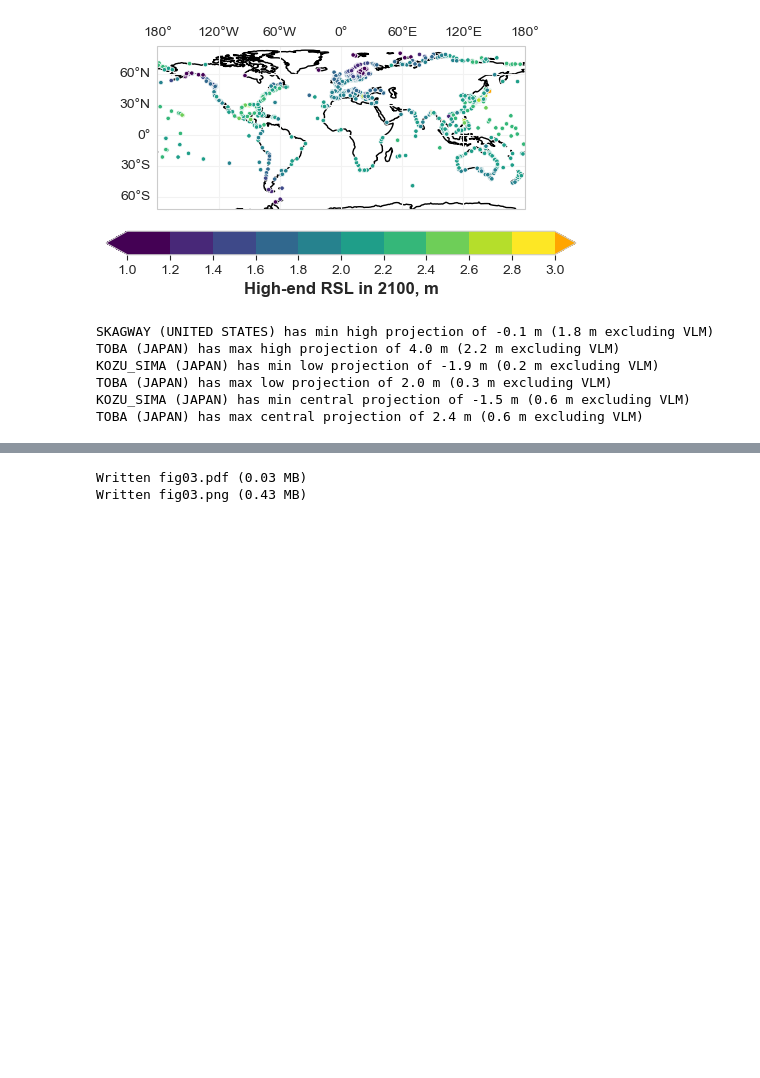
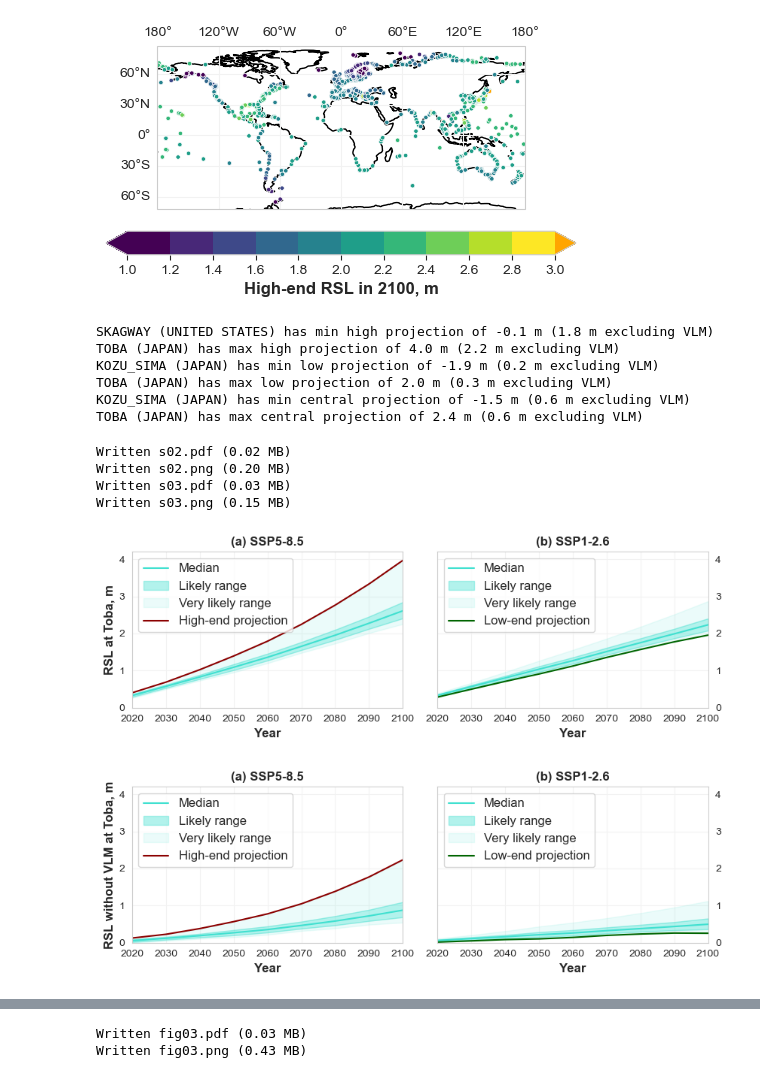
Before and after one commit to grandey/d25a-rsl-fusion, a Jupyter notebook: figs_d25a.ipynb, the cells around one changed output, grey strips where cells are left out. Cells and saved outputs as stored; diff of their text form; code cells hidden in the pictures; blank space fills up the shorter version.

Commit message:
d25a.fig_fusion_timeseries(): implement gmsl_rsl_novlm parameter.

```diff
--- a/figs_d25a.ipynb
+++ b/figs_d25a.ipynb
@@ -48,3 +40,7 @@ _ = d25a.name_save_fig(fig, fso='f')
 Written fig01.pdf (0.03 MB)
 Written fig01.png (0.18 MB)
 [figure]
+# %%
+# Plot time series of GMSL
+fig, axs = d25a.fig_fusion_timeseries(gauge=None, gmsl_rsl_novlm='gmsl')
+_ = d25a.name_save_fig(fig, fso='s')
@@ -100,6 +100,19 @@ KOZU_SIMA (JAPAN) has min low projection of -1.9 m (0.2 m excluding VLM)
 TOBA (JAPAN) has max low projection of 2.0 m (0.3 m excluding VLM)
 KOZU_SIMA (JAPAN) has min central projection of -1.5 m (0.6 m excluding VLM)
 TOBA (JAPAN) has max central projection of 2.4 m (0.6 m excluding VLM)
+# %%
+# Plot time series for Toba
+for rsl_novlm in ['rsl', 'novlm']:
+    fig, axs = d25a.fig_fusion_timeseries(gauge='TOBA', gmsl_rsl_novlm=rsl_novlm)
+    axs[0].set_ylim([-0, 4.2])
+    _ = d25a.name_save_fig(fig, fso='s')
+# %% [output]
+Written s02.pdf (0.02 MB)
+Written s02.png (0.20 MB)
+Written s03.pdf (0.03 MB)
+Written s03.png (0.15 MB)
+[figure, added]
+[figure, added]
 # %%
 # Get country-level statistics and show values for countries with at least 4 gauges
 country_stats_df = d25a.get_country_stats_df(rsl_novlm='rsl')
```
Also changed, not shown: parts of 6 cells of this notebook, 1 other file.
